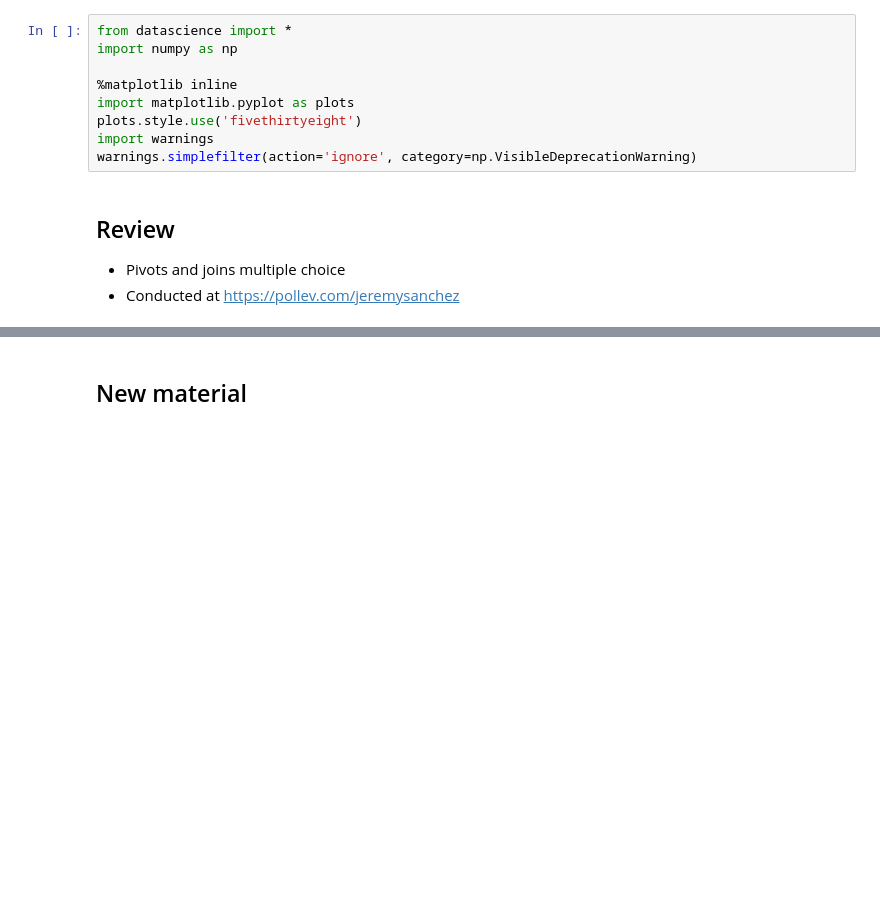
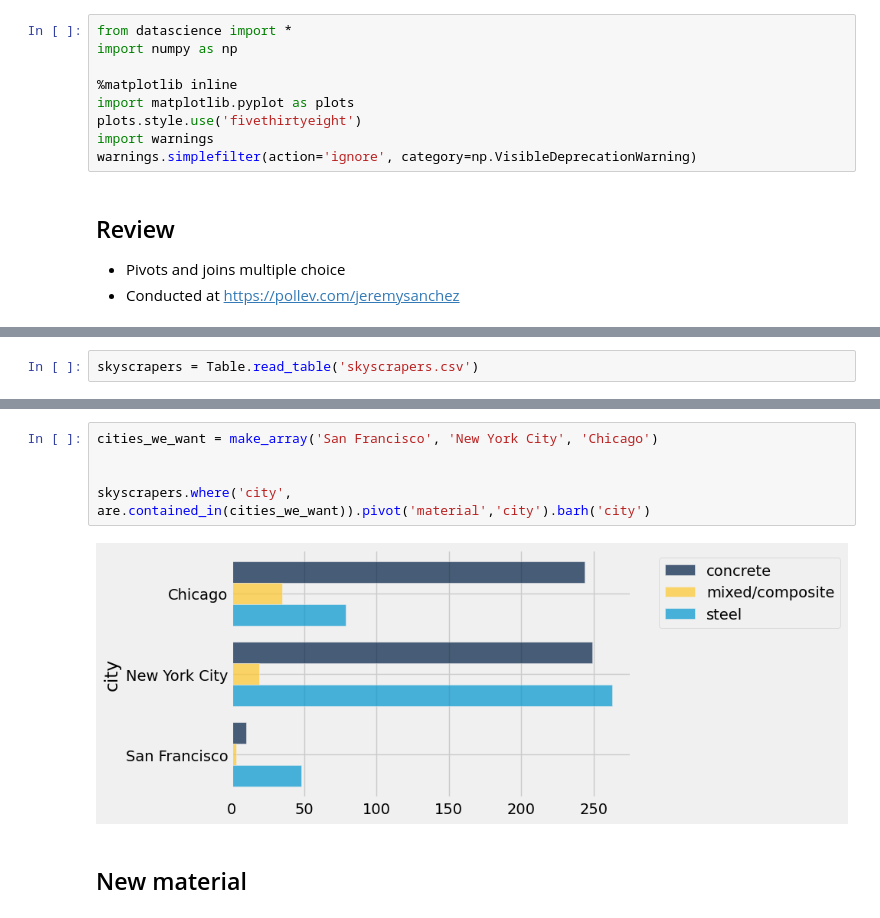
Before and after one commit to kystewart/materials-sp25, a Jupyter notebook: lec/lec12/lec12.ipynb, the cells around one changed output, grey strips where cells are left out. Drawn from its saved outputs; the diff is of its cells as text; blank space fills up the shorter version.

```diff
--- a/lec/lec12/lec12.ipynb
+++ b/lec/lec12/lec12.ipynb
@@ -14,0 +28,2 @@ warnings.simplefilter(action='ignore', category=np.VisibleDeprecationWarning)
+# %%
+skyscrapers = Table.read_table('skyscrapers.csv')
@@ -15,3 +35,10 @@ warnings.simplefilter(action='ignore', category=np.VisibleDeprecationWarning)
+# %%
+cities_we_want = make_array('San Francisco', 'New York City', 'Chicago')
+
+
+skyscrapers.where('city', are.contained_in(cities_we_want)).pivot('material','city').barh('city')
+# %% [output]
+[figure, added]
 # %% [markdown]
 ## New material
 # %% [markdown]
```
Also changed, not shown: parts of 21 cells of this notebook.
